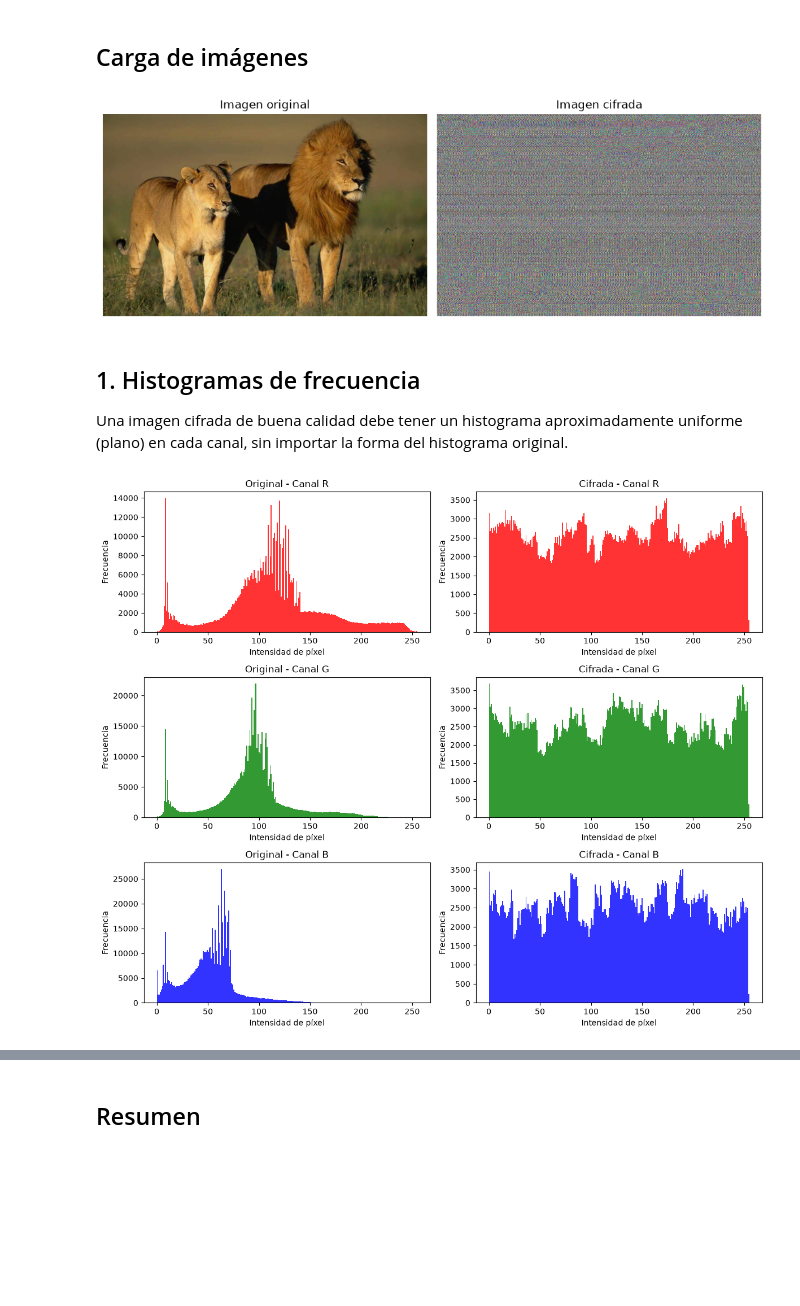
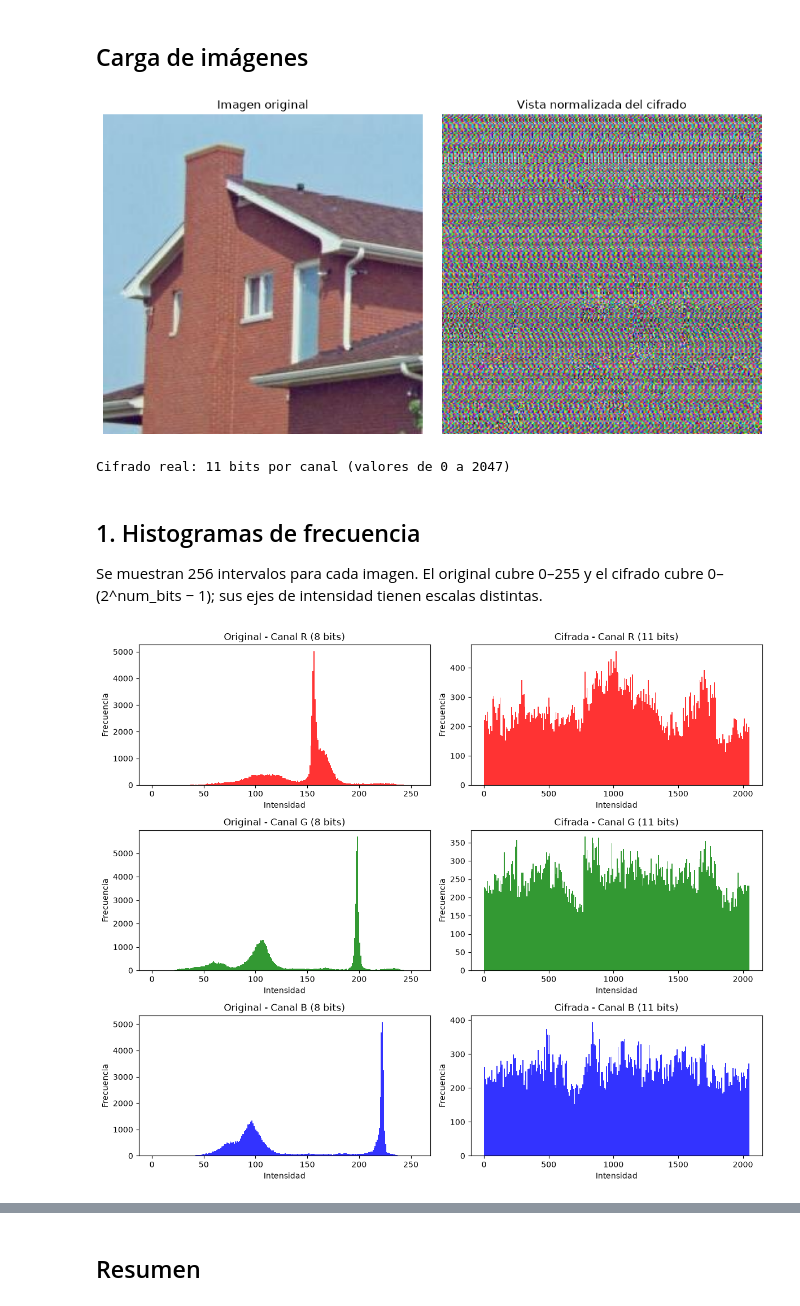
Before and after one commit to Lina-Moreno/Complex, a Jupyter notebook: Pruebas/analisis_estadistico.ipynb, the cells around one changed output, grey strips where cells are left out. Drawn from its saved outputs; the diff is of its cells as text; code cells hidden in the pictures; blank space fills up the shorter version.

Commit message:
single-image execution

```diff
--- a/Pruebas/analisis_estadistico.ipynb
+++ b/Pruebas/analisis_estadistico.ipynb
@@ -45,68 +32,67 @@ Note: you may need to restart the kernel to use updated packages.
 # %%
 from pathlib import Path
+import sys
 import numpy as np
 from PIL import Image
 import matplotlib.pyplot as plt
 import tifffile
 
-# Configuración de rutas (misma convención que encrypt.ipynb / decrypt.ipynb)
 base = Path().resolve().parent
-ruta_imagen = base / "Imagenes" / "Prueba1.jpg"
+sys.path.insert(0, str(base / "RevisionEncrypt"))
+from io_imagen import filas_a_matrices_rgb
 
-carpeta_resultados = base / "Resultados"
-ruta_cifrado = carpeta_resultados / "Img Cifrada.tiff"
+ruta_imagen = base / "Imagenes" / "House.jpg"
+ruta_cifrado = base / "Resultados" / "Img Cifrada.tiff"
 # %% [markdown]
 ## Carga de imágenes
 # %%
-# Imagen original
-img_original = Image.open(ruta_imagen).convert("RGB")
-arr_original = np.array(img_original)
-R_orig, G_orig, B_orig = arr_original[:, :, 0], arr_original[:, :, 1], arr_original[:, :, 2]
+# Original de 8 bits y parte real cifrada con su profundidad de bits original
+arr_original = np.array(Image.open(ruta_imagen).convert("RGB"))
+h, w = arr_original.shape[:2]
+filas_bits = tifffile.imread(str(ruta_cifrado), key=1)
+num_bits = filas_bits.shape[1] // (3 * w)
+arr_cifrado = np.stack(filas_a_matrices_rgb(filas_bits, num_bits, w), axis=-1)
 
-# Imagen cifrada: página 0 del TIFF (representación visual normalizada RGB de 8 bits)
+canales_originales = dict(zip("RGB", np.moveaxis(arr_original, -1, 0)))
+canales_cifrados = dict(zip("RGB", np.moveaxis(arr_cifrado, -1, 0)))
+
+# La página 0 solo sirve para mostrar la imagen en un visor RGB.
 img_cifrada_rgb = tifffile.imread(str(ruta_cifrado), key=0)
-R_cif, G_cif, B_cif = img_cifrada_rgb[:, :, 0], img_cifrada_rgb[:, :, 1], img_cifrada_rgb[:, :, 2]
-
-canales_originales = {"R": R_orig, "G": G_orig, "B": B_orig}
-canales_cifrados = {"R": R_cif, "G": G_cif, "B": B_cif}
-
 fig, axes = plt.subplots(1, 2, figsize=(10, 5))
 axes[0].imshow(arr_original)
 axes[0].set_title("Imagen original")
 axes[0].axis("off")
 axes[1].imshow(img_cifrada_rgb)
-axes[1].set_title("Imagen cifrada")
+axes[1].set_title("Vista normalizada del cifrado")
 axes[1].axis("off")
 plt.tight_layout()
 plt.show()
+print(f"Cifrado real: {num_bits} bits por canal (valores de 0 a {2**num_bits - 1})")
 # %% [output]
-[figure, old version]
+[figure, new version]
+Cifrado real: 11 bits por canal (valores de 0 a 2047)
 # %% [markdown]
 ## 1. Histogramas de frecuencia
 
-Una imagen cifrada de buena calidad debe tener un histograma aproximadamente uniforme (plano) en cada canal, sin importar la forma del histograma original.
+Se muestran 256 intervalos para cada imagen. El original cubre 0–255 y el cifrado cubre 0–(2^num_bits − 1); sus ejes de intensidad tienen escalas distintas.
 # %%
 def graficar_histogramas(canales_orig, canales_cif):
     colores = {"R": "red", "G": "green", "B": "blue"}
     fig, axes = plt.subplots(3, 2, figsize=(12, 10))
-
-    for i, canal in enumerate(["R", "G", "B"]):
-        axes[i, 0].hist(canales_orig[canal].ravel(), bins=256, range=(0, 255), color=colores[canal], alpha=0.8)
-        axes[i, 0].set_title(f"Original - Canal {canal}")
-        axes[i, 0].set_xlabel("Intensidad de píxel")
-        axes[i, 0].set_ylabel("Frecuencia")
-
-        axes[i, 1].hist(canales_cif[canal].ravel(), bins=256, range=(0, 255), color=colores[canal], alpha=0.8)
-        axes[i, 1].set_title(f"Cifrada - Canal {canal}")
-        axes[i, 1].set_xlabel("Intensidad de píxel")
-        axes[i, 1].set_ylabel("Frecuencia")
-
+    for i, canal in enumerate("RGB"):
+        axes[i, 0].hist(canales_orig[canal].ravel(), bins=256, range=(0, 256), color=colores[canal], alpha=0.8)
+        axes[i, 0].set_title(f"Original - Canal {canal} (8 bits)")
+        axes[i, 1].hist(canales_cif[canal].ravel(), bins=256, range=(0, 2**num_bits), color=colores[canal], alpha=0.8)
+        axes[i, 1].set_title(f"Cifrada - Canal {canal} ({num_bits} bits)")
+        for ax in axes[i]:
+            ax.set_xlabel("Intensidad")
+            ax.set_ylabel("Frecuencia")
     plt.tight_layout()
     plt.show()
 
 graficar_histogramas(canales_originales, canales_cifrados)
 # %% [output]
-[figure, old version]
+[figure, new version]
 # %% [markdown]
 ## 2. Correlación de píxeles adyacentes
 
```
Also changed, not shown: parts of 9 cells of this notebook, 13 other files.
